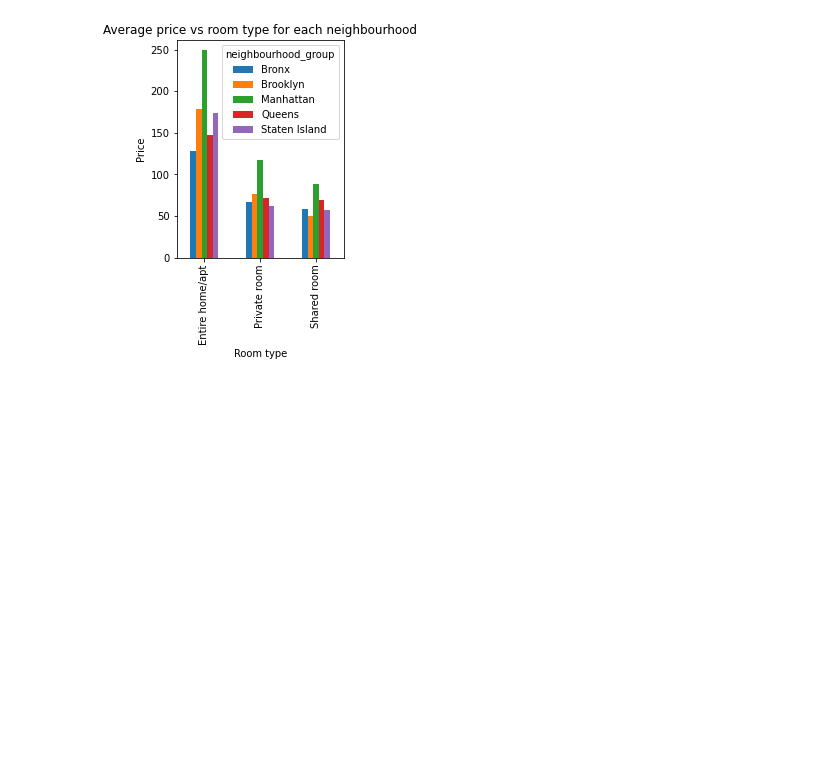
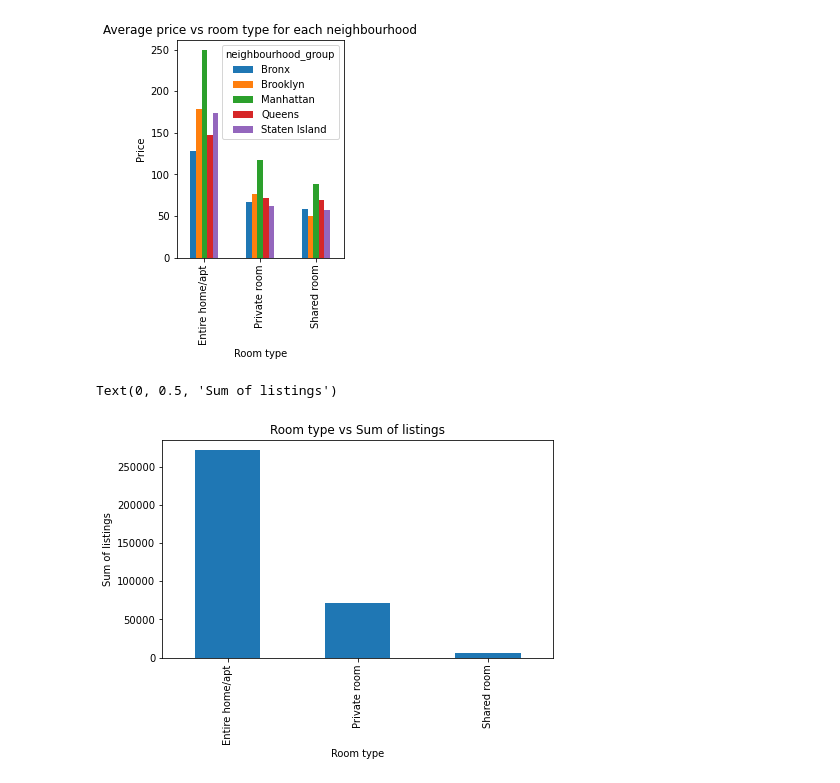
Before and after one commit to mdismailquraishicse/Capstone-Project-1--AirBnb, a Jupyter notebook: Capstone Project 1 - EDA.ipynb, the cells around one changed output. Cells and saved outputs as stored; diff of their text form; code cells hidden in the pictures; blank space fills up the shorter version.

Commit message:
few graphs are added

```diff
--- a/Capstone Project 1 - EDA.ipynb
+++ b/Capstone Project 1 - EDA.ipynb
@@ -235,3 +235,12 @@ plt.xlabel('Room type')
 # %% [output]
 Text(0.5, 0, 'Room type')
 [figure]
+# %%
+# Room type vs calculated_host_listings_count plot
+airbnb_df.groupby('room_type')['calculated_host_listings_count'].sum().plot.bar()
+plt.title('Room type vs Sum of listings')
+plt.xlabel('Room type')
+plt.ylabel('Sum of listings')
+# %% [output]
+Text(0, 0.5, 'Sum of listings')
+[figure, added]
```
Also changed, not shown: parts of 1 cell of this notebook.
